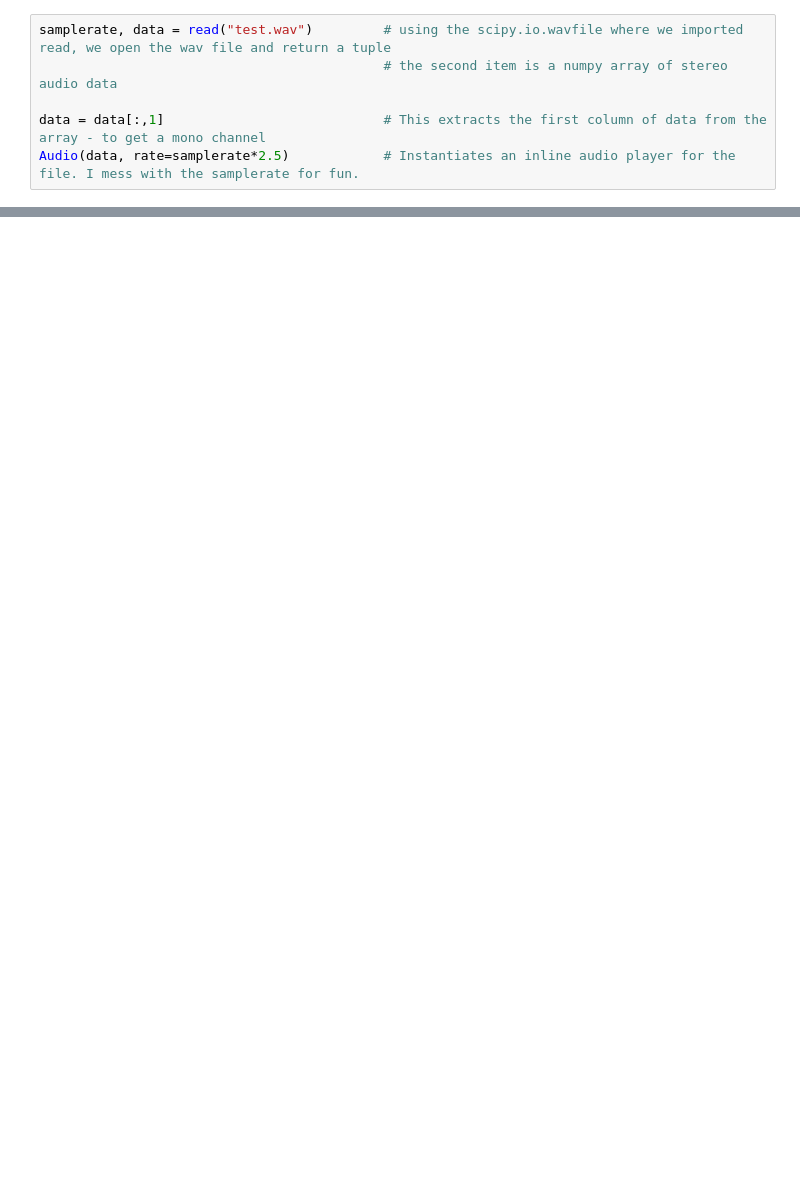
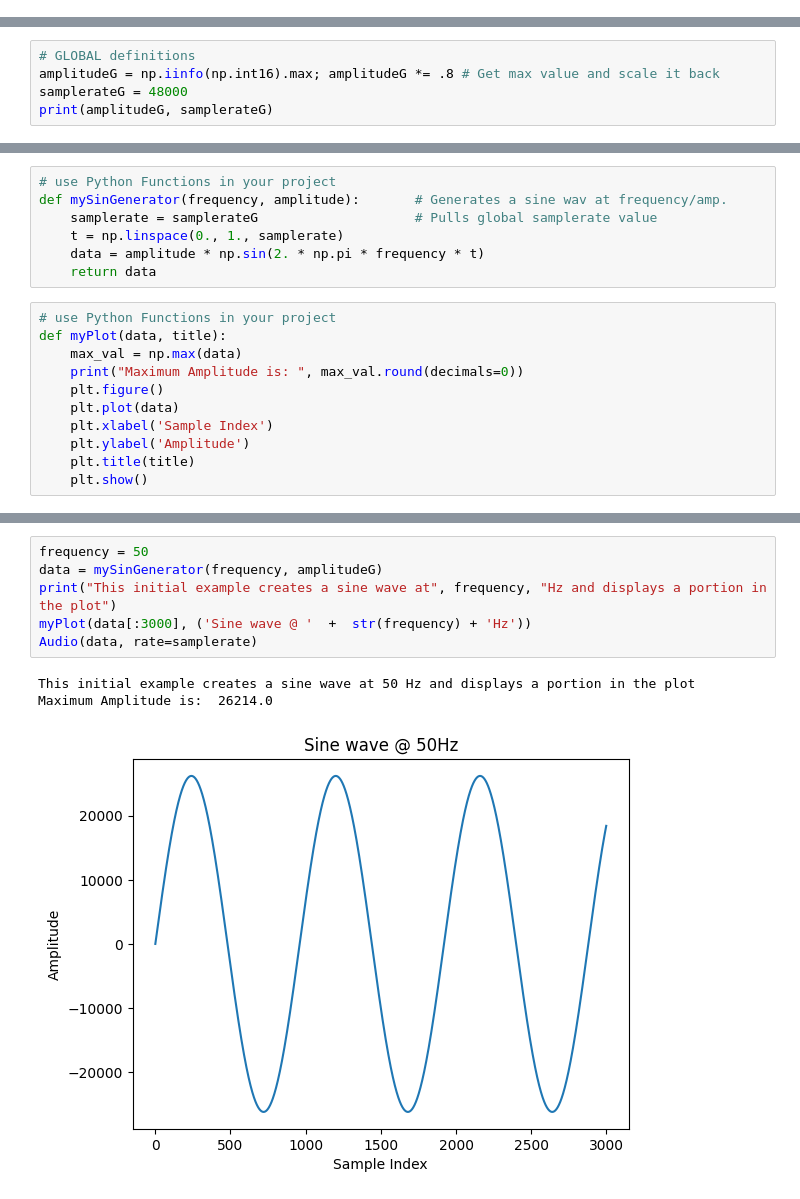
Before and after one commit to djohnsen/CNT180, a Jupyter notebook: djohnsen-FinalProject.ipynb, the cells around one changed output, grey strips where cells are left out. Drawn from its saved outputs; the diff is of its cells as text; blank space fills up the shorter version.

```diff
--- a/djohnsen-FinalProject.ipynb
+++ b/djohnsen-FinalProject.ipynb
@@ -19,9 +20,3 @@ from scipy.io.wavfile import read, write    #
 from IPython.display import Audio           # inline audio player
 from numpy.fft import fft                   # library to perform fft transformations on audio files
 %matplotlib inline
-# %%
-samplerate, data = read("test.wav")         # using the scipy.io.wavfile where we imported read, we open the wav file and return a tuple
-                                            # the second item is a numpy array of stereo audio data
-
-data = data[:,1]                            # This extracts the first column of data from the array - to get a mono channel
-Audio(data, rate=samplerate*2.5)            # Instantiates an inline audio player for the file. I mess with the samplerate for fun.
@@ -29,0 +23,5 @@ Audio(data, rate=samplerate*2.5)            # Instantiates an inline audio playe
+# %%
+# GLOBAL definitions
+amplitudeG = np.iinfo(np.int16).max; amplitudeG *= .8 # Get max value and scale it back
+samplerateG = 48000
+print(amplitudeG, samplerateG)
@@ -29,0 +30,18 @@ Audio(data, rate=samplerate*2.5)            # Instantiates an inline audio playe
+# %%
+# use Python Functions in your project
+def mySinGenerator(frequency, amplitude):       # Generates a sine wav at frequency/amp.
+    samplerate = samplerateG                    # Pulls global samplerate value
+    t = np.linspace(0., 1., samplerate)
+    data = amplitude * np.sin(2. * np.pi * frequency * t)
+    return data
+# %%
+# use Python Functions in your project
+def myPlot(data, title):
+    max_val = np.max(data)
+    print("Maximum Amplitude is: ", max_val.round(decimals=0))
+    plt.figure()
+    plt.plot(data)
+    plt.xlabel('Sample Index')
+    plt.ylabel('Amplitude')
+    plt.title(title)
+    plt.show()
@@ -29,0 +71,10 @@ Audio(data, rate=samplerate*2.5)            # Instantiates an inline audio playe
+# %%
+frequency = 50
+data = mySinGenerator(frequency, amplitudeG)
+print("This initial example creates a sine wave at", frequency, "Hz and displays a portion in the plot")
+myPlot(data[:3000], ('Sine wave @ '  +  str(frequency) + 'Hz'))
+Audio(data, rate=samplerate)
+# %% [output]
+This initial example creates a sine wave at 50 Hz and displays a portion in the plot
+Maximum Amplitude is:  26214.0
+[figure, added]
```
Also changed, not shown: parts of 11 cells of this notebook, 1 other file.
